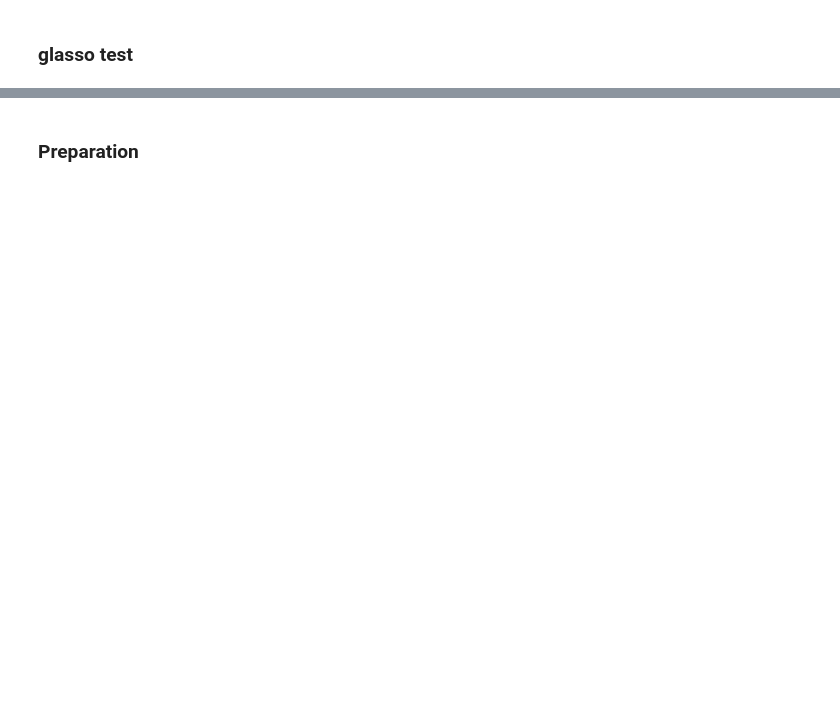
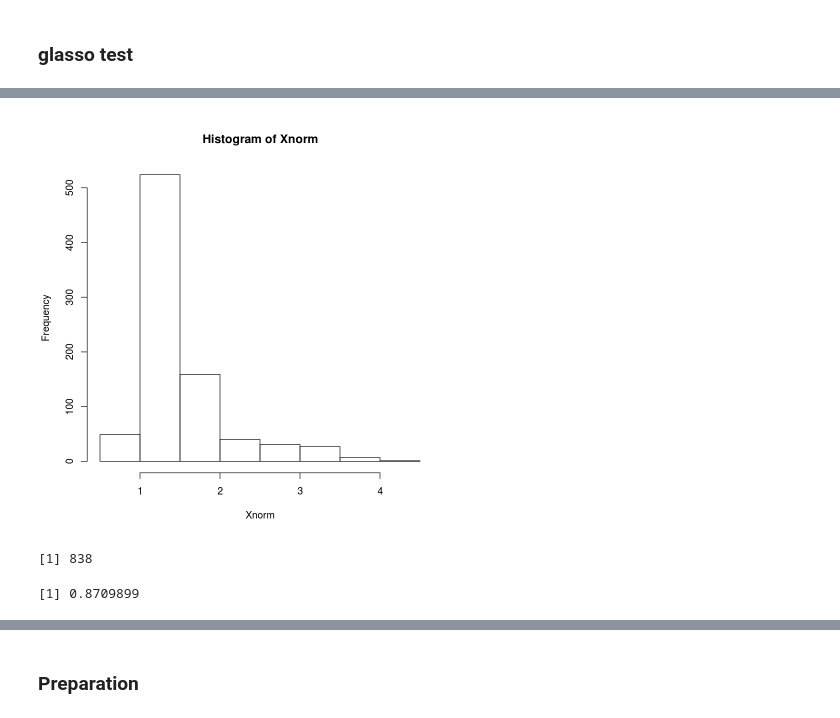
Before and after one commit to Joker-Jerome/utmost_update, a Jupyter notebook: code/R/test_ctimp.ipynb, the cells around one changed output, grey strips where cells are left out. Saved outputs shown, nothing was run; the diff lists cells and outputs as text; code cells hidden in the pictures; blank space fills up the shorter version.

```diff
--- a/code/R/test_ctimp.ipynb
+++ b/code/R/test_ctimp.ipynb
@@ -501,0 +555,10 @@ ERROR: Error in mean((Y_tune[[t]] - X_tune[[t]] %*% lst[[t]]$glmnet.fit$beta[, :
+# %%
+hist(Xnorm)
+# %% [output]
+[figure, added]
+# %%
+length(Xnorm)
+min(Xnorm)
+# %% [output]
+[1] 838
+[1] 0.8709899
```
Also changed, not shown: parts of 130 cells of this notebook, 59 other files.
